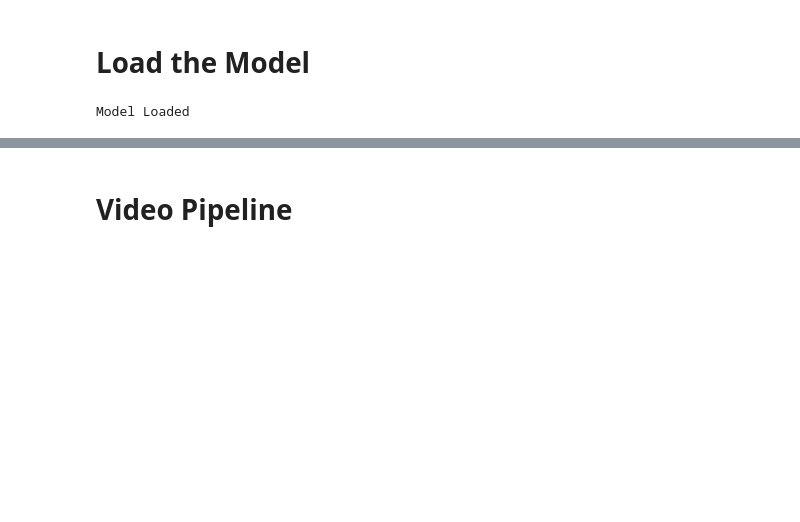
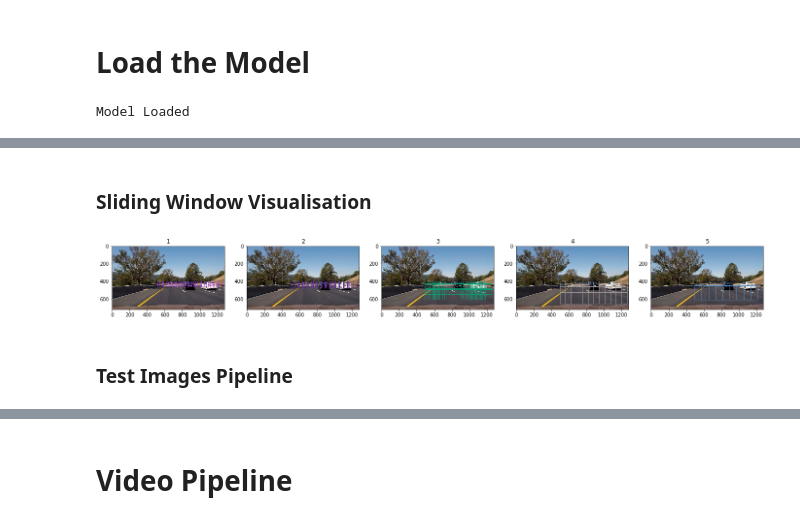
Before and after one commit to AZEngaria/CarND-P5-ObjectDetection, a Jupyter notebook: P5-VehicleObjectDetection.ipynb, the cells around one changed output, grey strips where cells are left out. Saved outputs shown, nothing was run; the diff lists cells and outputs as text; code cells hidden in the pictures; blank space fills up the shorter version.

```diff
--- a/P5-VehicleObjectDetection.ipynb
+++ b/P5-VehicleObjectDetection.ipynb
@@ -467,0 +575,58 @@ fig.tight_layout()
+# %% [markdown]
+### Sliding Window Visualisation
+# %%
+test_image = mpimg.imread('./test_images/test6.jpg')
+windows = []
+
+window1 = slide_window(test_image, x_start_stop=[500, None], y_start_stop=[400, 464],
+                xy_window=(64, 64), xy_overlap=(0.85, 0.85))
+window2 = slide_window(test_image, x_start_stop=[500, None], y_start_stop=[400, 480],
+                    xy_window=(80, 80), xy_overlap=(0.80, 0.80))
+window3 = slide_window(test_image, x_start_stop=[500, None], y_start_stop=[400, 612],
+                    xy_window=(96, 96), xy_overlap=(0.70, 0.70))
+window4 = slide_window(test_image, x_start_stop=[500, None], y_start_stop=[400, 660],
+                    xy_window=(128, 128), xy_overlap=(0.50, 0.50))
+window5 = slide_window(test_image, x_start_stop=[500, None], y_start_stop=[450, 670],
+                    xy_window=(160, 160), xy_overlap=(0.50, 0.50))
+
+
+windows.extend(window1)
+windows.extend(window2)
+windows.extend(window3)
+windows.extend(window4)
+windows.extend(window5)
+
+window_img1 = draw_boxes(np.copy(test_image), window1, color=(190, 50, 255), thick=1)
+window_img2 = draw_boxes(np.copy(test_image), window2, color=(100, 50, 150), thick=2)
+window_img3 = draw_boxes(np.copy(test_image), window3, color=(10, 160, 120), thick=2)
+window_img4 = draw_boxes(np.copy(test_image), window4, color=(155, 155, 155), thick=3)
+window_img5 = draw_boxes(np.copy(test_image), window5, color=(80, 140, 190), thick=3)
+all_windows = draw_boxes(np.copy(test_image), windows, color=(0,0,255), thick=2)
+
+fig = plt.figure(2,figsize=(24,9))
+plt.subplot(151)
+plt.imshow(window_img1)
+plt.title('1')
+plt.subplot(152)
+plt.imshow(window_img2)
+plt.title('2')
+plt.subplot(153)
+plt.imshow(window_img3)
+plt.title('3')
+plt.subplot(154)
+plt.imshow(window_img4)
+plt.title('4')
+plt.subplot(155)
+plt.imshow(window_img5)
+plt.title('5')
+
+plt.imsave('./output_images/window_size1.png',window_img1)
+plt.imsave('./output_images/window_size2.png',window_img2)
+plt.imsave('./output_images/window_size3.png',window_img3)
+plt.imsave('./output_images/window_size4.png',window_img4)
+plt.imsave('./output_images/window_size5.png',window_img5)
+plt.imsave('./output_images/all_windows.png',all_windows)
+# %% [output]
+[figure, added]
+# %% [markdown]
+### Test Images Pipeline
```
Also changed, not shown: parts of 24 cells of this notebook.
